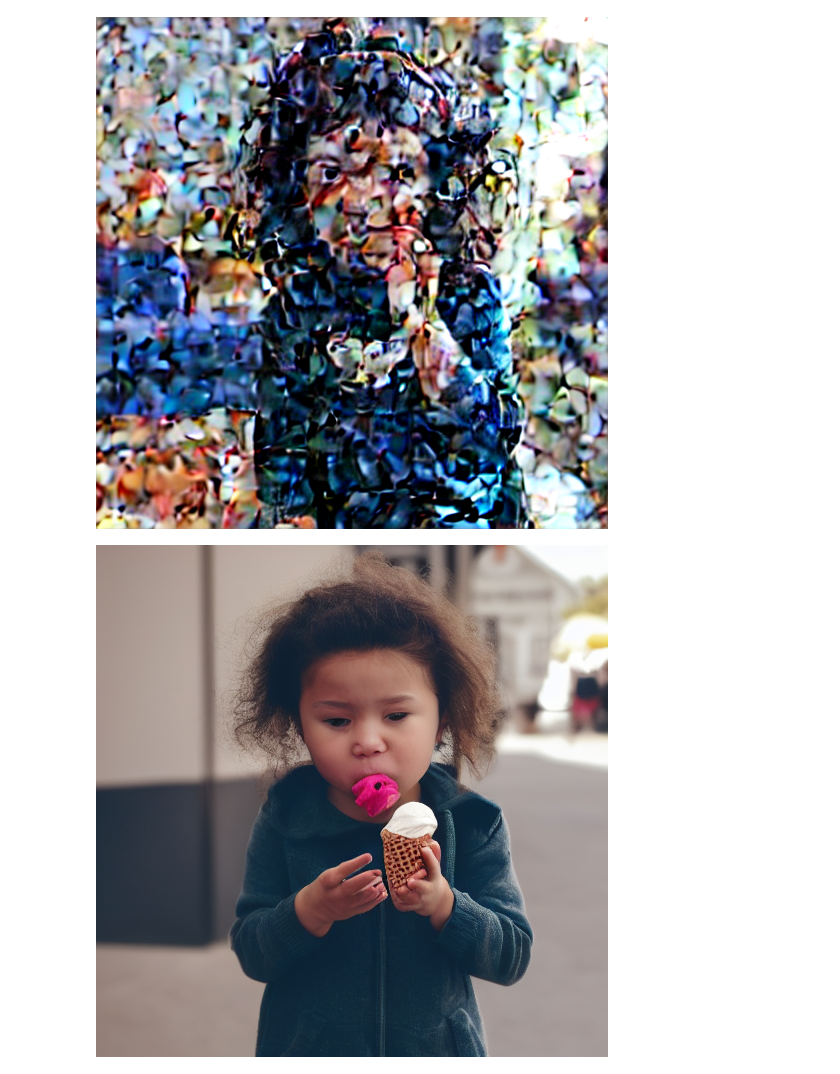
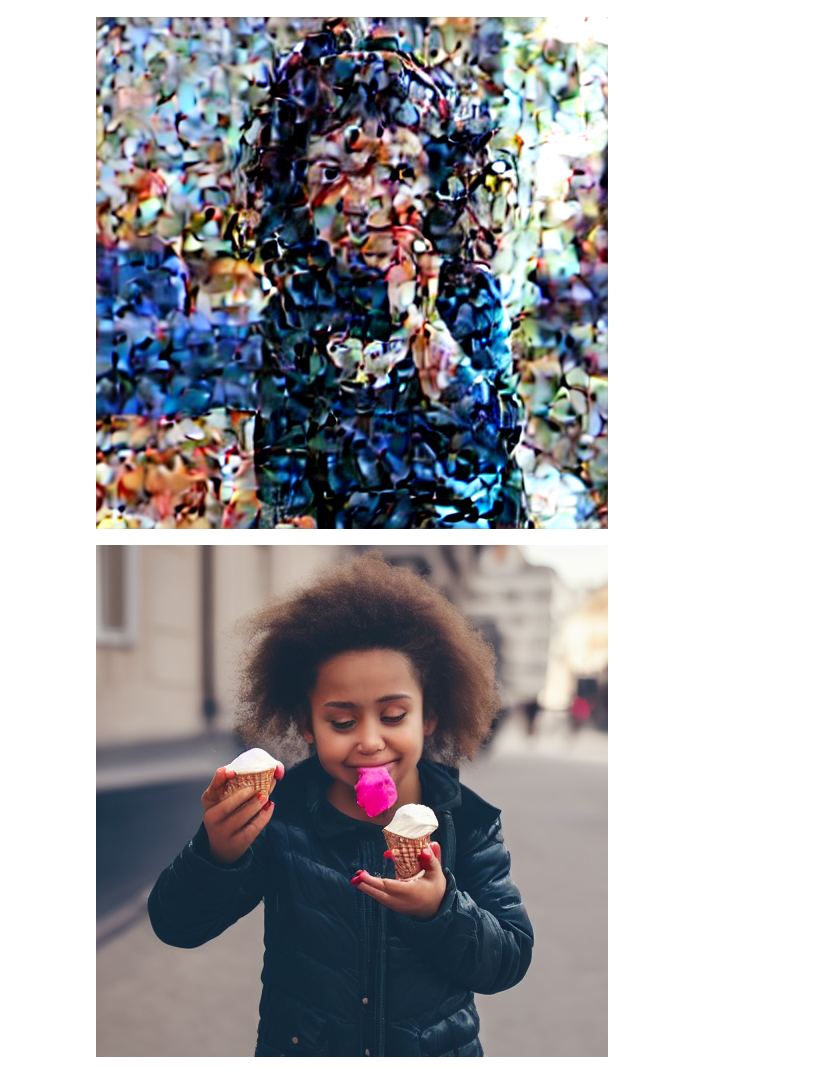
Before and after one commit to shitijnigam/kaggle-repo, a Jupyter notebook: stable-diffusion-deep-dive.ipynb, the cells around one changed output. Saved outputs shown, nothing was run; the diff lists cells and outputs as text; code cells hidden in the pictures.

```diff
--- a/stable-diffusion-deep-dive.ipynb
+++ b/stable-diffusion-deep-dive.ipynb
@@ -281,7 +281,7 @@ latents_to_pil(encoded_and_noised_img.float())[0]
 # similar loop as the first one but skip the start_step
 
 # settings, new prompt
-prompt = ["A small girl eating ice cream"]
+prompt = ["A girl eating ice cream"]
 height = 512
 width = 512
 num_inference_steps = 50
@@ -323,31 +323,31 @@ latents = scheduler.add_noise(
     timesteps = torch.tensor([scheduler.timesteps[start_step]])
 )
 latents = latents.to(torch_device).float()
 
 # run loop based on timesteps
 for i, t in tqdm(enumerate(scheduler.timesteps), total = len(scheduler.timesteps)):
     if i >= start_step: # start after step 10 since we already added noise
 
         # expand latents if doing cfg
         latent_model_input = torch.cat([latents] * 2)
         sigma = scheduler.sigmas[i]
         latent_model_input = scheduler.scale_model_input(latent_model_input, t)
 
         # predict noise residual
         with torch.no_grad():
             noise_pred = unet(
                 latent_model_input,
                 t,
                 encoder_hidden_states = text_embeddings
             )["sample"]
 
         # perform guidance based on scale to which prompt should tip
         noise_pred_uncond, noise_pred_text = noise_pred.chunk(2)
         noise_pred = noise_pred_uncond + guidance_scale * (noise_pred_text - noise_pred_uncond)
 
         # compute previous noisy sample
         latents = scheduler.step(noise_pred, t, latents).prev_sample
 
 latents_to_pil(latents)[0]
 # %% [output]
-[figure, old version]
+[figure, new version]
```
